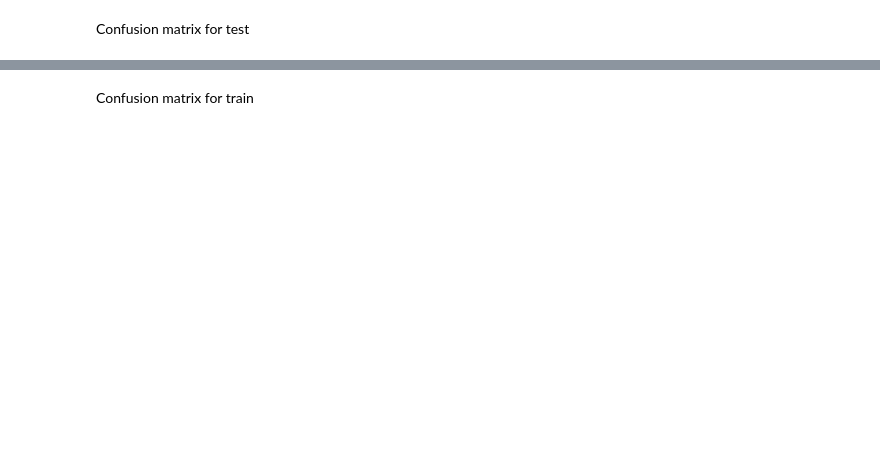
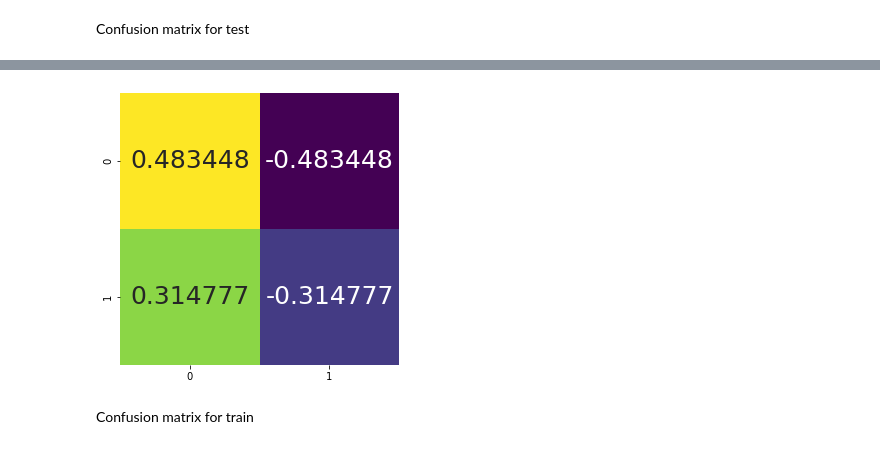
Before and after one commit to AlinaMendez/ML-op, a Jupyter notebook: src/explore.ipynb, the cells around one changed output, grey strips where cells are left out. Saved outputs shown, nothing was run; the diff lists cells and outputs as text; code cells hidden in the pictures; blank space fills up the shorter version.

```diff
--- a/src/explore.ipynb
+++ b/src/explore.ipynb
@@ -437,3 +527,5 @@ plt.show()
+# %%
+portugal_cm = pd.DataFrame(portugal_cm)
 # %%
 portugal_cm_norm = portugal_cm.apply(lambda x: (x-x.mean())/x.sum(), axis=1)
 portugal_cm_norm
@@ -440,16 +536,18 @@ portugal_cm_norm
 # %%
 # convert the. ndarray to a pandas dataframe
 cm_df = pd.DataFrame(portugal_cm_norm)
 # set the size of the figure
 plt.figure(figsize=(5,5))
 sns.heatmap(cm_df,
-            annot=True, annot_kws=("size":25),
+            annot=True, annot_kws={"size":25},
             fmt="f",        # decimal format
             xticklabels=True,
             yticklabels=True,
             cmap="viridis",
             cbar=False)
 plt.show()
+# %% [output]
+[figure, added]
 # %% [markdown]
 Confusion matrix for train
 # %%
```
Also changed, not shown: parts of 29 cells of this notebook.
